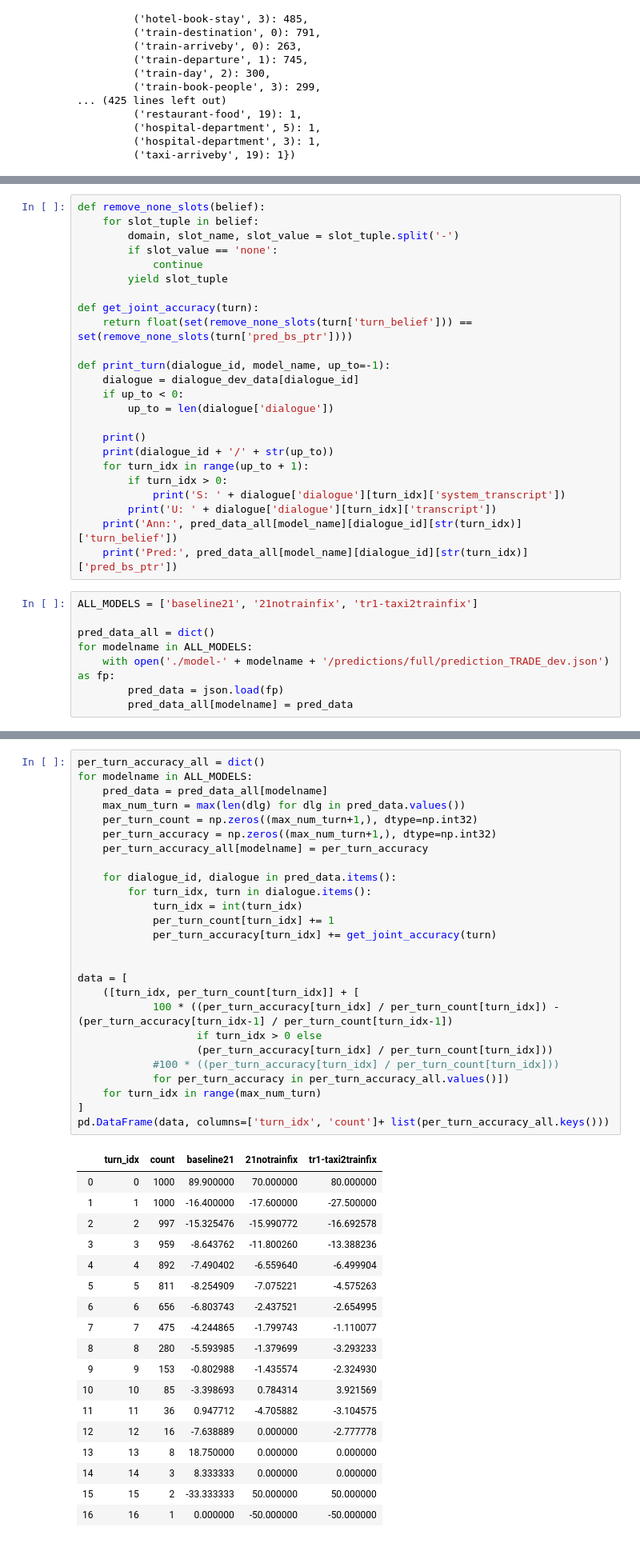
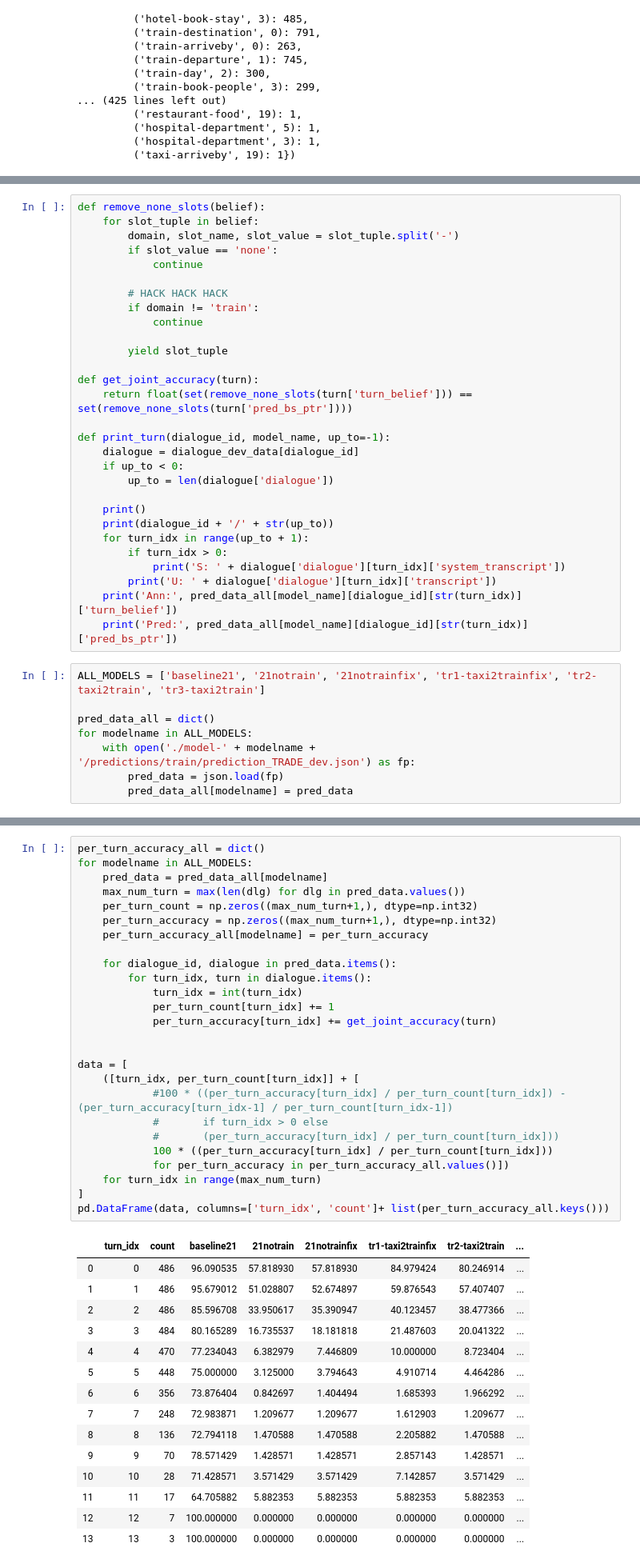
Before and after one commit to stanford-oval/trade-dst, a Jupyter notebook: data-analysis.ipynb, the cells around one changed output, grey strips where cells are left out. Shown at 80% size. Drawn from its saved outputs; the diff is of its cells as text.

Commit message:
more analysis, fix evaluation to do exactly what the trade paper did

```diff
--- a/data-analysis.ipynb
+++ b/data-analysis.ipynb
@@ -160,6 +160,11 @@ def remove_none_slots(belief):
         domain, slot_name, slot_value = slot_tuple.split('-')
         if slot_value == 'none':
             continue
+
+        # HACK HACK HACK
+        if domain != 'train':
+            continue
+
         yield slot_tuple
 
 def get_joint_accuracy(turn):
@@ -179,11 +184,11 @@ def print_turn(dialogue_id, model_name, up_to=-1):
     print('Ann:', pred_data_all[model_name][dialogue_id][str(turn_idx)]['turn_belief'])
     print('Pred:', pred_data_all[model_name][dialogue_id][str(turn_idx)]['pred_bs_ptr'])
 # %%
-ALL_MODELS = ['baseline21', '21notrainfix', 'tr1-taxi2trainfix']
+ALL_MODELS = ['baseline21', '21notrain', '21notrainfix', 'tr1-taxi2trainfix', 'tr2-taxi2train', 'tr3-taxi2train']
 
 pred_data_all = dict()
 for modelname in ALL_MODELS:
-    with open('./model-' + modelname + '/predictions/full/prediction_TRADE_dev.json') as fp:
+    with open('./model-' + modelname + '/predictions/train/prediction_TRADE_dev.json') as fp:
         pred_data = json.load(fp)
         pred_data_all[modelname] = pred_data
 # %%
@@ -211,45 +219,42 @@ tr1-taxi2trainfix       3709    774.0   0.20868158533297385
 # %%
 per_turn_accuracy_all = dict()
 for modelname in ALL_MODELS:
     pred_data = pred_data_all[modelname]
     max_num_turn = max(len(dlg) for dlg in pred_data.values())
     per_turn_count = np.zeros((max_num_turn+1,), dtype=np.int32)
     per_turn_accuracy = np.zeros((max_num_turn+1,), dtype=np.int32)
     per_turn_accuracy_all[modelname] = per_turn_accuracy
 
     for dialogue_id, dialogue in pred_data.items():
         for turn_idx, turn in dialogue.items():
             turn_idx = int(turn_idx)
             per_turn_count[turn_idx] += 1
             per_turn_accuracy[turn_idx] += get_joint_accuracy(turn)
 
 
 data = [
     ([turn_idx, per_turn_count[turn_idx]] + [
-            100 * ((per_turn_accuracy[turn_idx] / per_turn_count[turn_idx]) - (per_turn_accuracy[turn_idx-1] / per_turn_count[turn_idx-1])
-                   if turn_idx > 0 else
-                   (per_turn_accuracy[turn_idx] / per_turn_count[turn_idx]))
-            #100 * ((per_turn_accuracy[turn_idx] / per_turn_count[turn_idx]))
+            #100 * ((per_turn_accuracy[turn_idx] / per_turn_count[turn_idx]) - (per_turn_accuracy[turn_idx-1] / per_turn_count[turn_idx-1])
+            #       if turn_idx > 0 else
+            #       (per_turn_accuracy[turn_idx] / per_turn_count[turn_idx]))
+            100 * ((per_turn_accuracy[turn_idx] / per_turn_count[turn_idx]))
             for per_turn_accuracy in per_turn_accuracy_all.values()])
     for turn_idx in range(max_num_turn)
 ]
 pd.DataFrame(data, columns=['turn_idx', 'count']+ list(per_turn_accuracy_all.keys()))
 # %% [output]
-|  | turn_idx | count | baseline21 | 21notrainfix | tr1-taxi2trainfix |
-| 0 | 0 | 1000 | 89.900000 | 70.000000 | 80.000000 |
-| 1 | 1 | 1000 | -16.400000 | -17.600000 | -27.500000 |
-| 2 | 2 | 997 | -15.325476 | -15.990772 | -16.692578 |
-| 3 | 3 | 959 | -8.643762 | -11.800260 | -13.388236 |
-| 4 | 4 | 892 | -7.490402 | -6.559640 | -6.499904 |
-| 5 | 5 | 811 | -8.254909 | -7.075221 | -4.575263 |
-| 6 | 6 | 656 | -6.803743 | -2.437521 | -2.654995 |
-| 7 | 7 | 475 | -4.244865 | -1.799743 | -1.110077 |
-| 8 | 8 | 280 | -5.593985 | -1.379699 | -3.293233 |
-| 9 | 9 | 153 | -0.802988 | -1.435574 | -2.324930 |
-| 10 | 10 | 85 | -3.398693 | 0.784314 | 3.921569 |
-| 11 | 11 | 36 | 0.947712 | -4.705882 | -3.104575 |
-| 12 | 12 | 16 | -7.638889 | 0.000000 | -2.777778 |
-| 13 | 13 | 8 | 18.750000 | 0.000000 | 0.000000 |
-| 14 | 14 | 3 | 8.333333 | 0.000000 | 0.000000 |
-| 15 | 15 | 2 | -33.333333 | 50.000000 | 50.000000 |
-| 16 | 16 | 1 | 0.000000 | -50.000000 | -50.000000 |
+|  | turn_idx | count | baseline21 | 21notrain | 21notrainfix | tr1-taxi2trainfix | tr2-taxi2train | ... |
+| 0 | 0 | 486 | 96.090535 | 57.818930 | 57.818930 | 84.979424 | 80.246914 | ... |
+| 1 | 1 | 486 | 95.679012 | 51.028807 | 52.674897 | 59.876543 | 57.407407 | ... |
+| 2 | 2 | 486 | 85.596708 | 33.950617 | 35.390947 | 40.123457 | 38.477366 | ... |
+| 3 | 3 | 484 | 80.165289 | 16.735537 | 18.181818 | 21.487603 | 20.041322 | ... |
+| 4 | 4 | 470 | 77.234043 | 6.382979 | 7.446809 | 10.000000 | 8.723404 | ... |
+| 5 | 5 | 448 | 75.000000 | 3.125000 | 3.794643 | 4.910714 | 4.464286 | ... |
+| 6 | 6 | 356 | 73.876404 | 0.842697 | 1.404494 | 1.685393 | 1.966292 | ... |
+| 7 | 7 | 248 | 72.983871 | 1.209677 | 1.209677 | 1.612903 | 1.209677 | ... |
+| 8 | 8 | 136 | 72.794118 | 1.470588 | 1.470588 | 2.205882 | 1.470588 | ... |
+| 9 | 9 | 70 | 78.571429 | 1.428571 | 1.428571 | 2.857143 | 1.428571 | ... |
+| 10 | 10 | 28 | 71.428571 | 3.571429 | 3.571429 | 7.142857 | 3.571429 | ... |
+| 11 | 11 | 17 | 64.705882 | 5.882353 | 5.882353 | 5.882353 | 5.882353 | ... |
+| 12 | 12 | 7 | 100.000000 | 0.000000 | 0.000000 | 0.000000 | 0.000000 | ... |
+| 13 | 13 | 3 | 100.000000 | 0.000000 | 0.000000 | 0.000000 | 0.000000 | ... |
```
Also changed, not shown: parts of 4 cells of this notebook, 2 other files.
